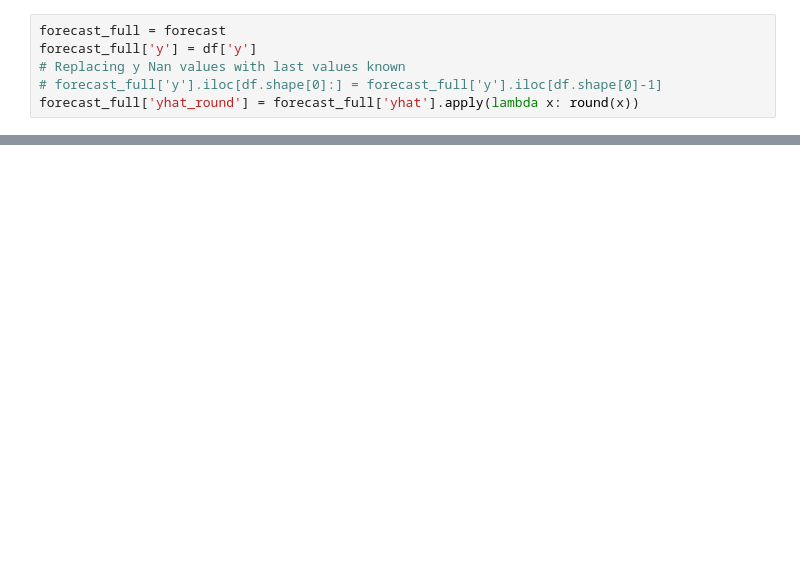
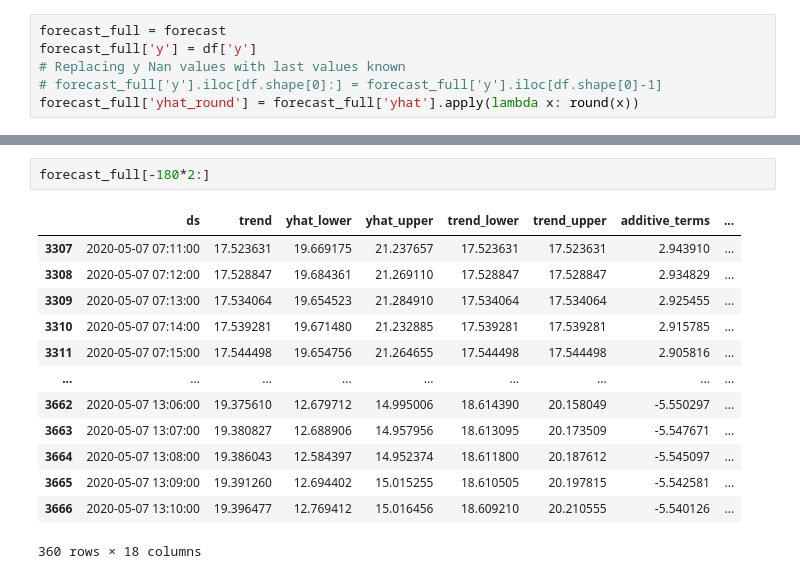
Before and after one commit to alexisgcomte/velib-prediction-v2, a Jupyter notebook: 2. Base Model Research/1. Facebook Prophet test.ipynb, the cells around one changed output, grey strips where cells are left out. Cells and saved outputs as stored; diff of their text form; blank space fills up the shorter version.

```diff
--- a/2. Base Model Research/1. Facebook Prophet test.ipynb
+++ b/2. Base Model Research/1. Facebook Prophet test.ipynb
@@ -143,0 +148,16 @@ plt.show()
+# %%
+forecast_full[-180*2:]
+# %% [output]
+|  | ds | trend | yhat_lower | yhat_upper | trend_lower | trend_upper | additive_terms | ... |
+| 3307 | 2020-05-07 07:11:00 | 17.523631 | 19.669175 | 21.237657 | 17.523631 | 17.523631 | 2.943910 | ... |
+| 3308 | 2020-05-07 07:12:00 | 17.528847 | 19.684361 | 21.269110 | 17.528847 | 17.528847 | 2.934829 | ... |
+| 3309 | 2020-05-07 07:13:00 | 17.534064 | 19.654523 | 21.284910 | 17.534064 | 17.534064 | 2.925455 | ... |
+| 3310 | 2020-05-07 07:14:00 | 17.539281 | 19.671480 | 21.232885 | 17.539281 | 17.539281 | 2.915785 | ... |
+| 3311 | 2020-05-07 07:15:00 | 17.544498 | 19.654756 | 21.264655 | 17.544498 | 17.544498 | 2.905816 | ... |
+| ... | ... | ... | ... | ... | ... | ... | ... | ... |
+| 3662 | 2020-05-07 13:06:00 | 19.375610 | 12.679712 | 14.995006 | 18.614390 | 20.158049 | -5.550297 | ... |
+| 3663 | 2020-05-07 13:07:00 | 19.380827 | 12.688906 | 14.957956 | 18.613095 | 20.173509 | -5.547671 | ... |
+| 3664 | 2020-05-07 13:08:00 | 19.386043 | 12.584397 | 14.952374 | 18.611800 | 20.187612 | -5.545097 | ... |
+| 3665 | 2020-05-07 13:09:00 | 19.391260 | 12.694402 | 15.015255 | 18.610505 | 20.197815 | -5.542581 | ... |
+| 3666 | 2020-05-07 13:10:00 | 19.396477 | 12.769412 | 15.016456 | 18.609210 | 20.210555 | -5.540126 | ... |
+360 rows × 18 columns
```
Also changed, not shown: parts of 7 cells of this notebook, 2 other files.
